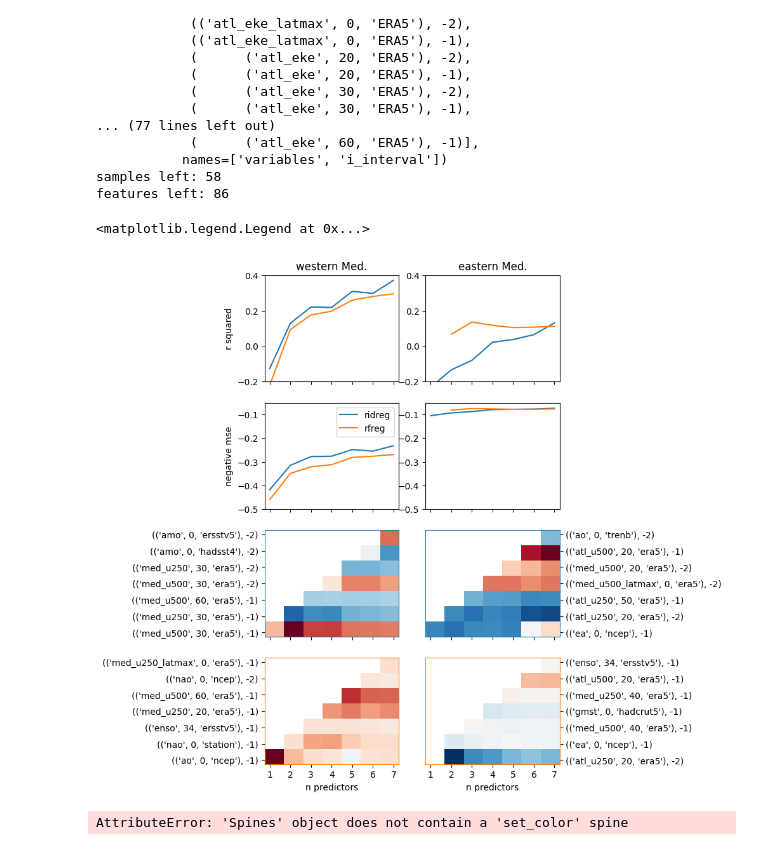
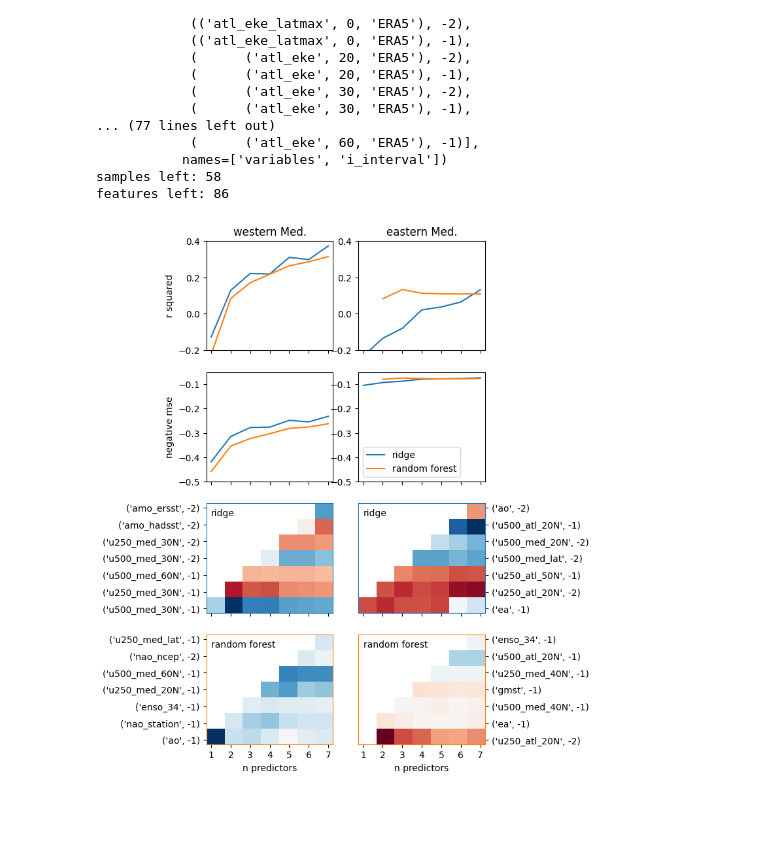
Before and after one commit to chiemvs/Medley, a Jupyter notebook: notebooks/Poster_plots.ipynb, the cells around one changed output. Drawn from its saved outputs; the diff is of its cells as text; code cells hidden in the pictures; blank space fills up the shorter version.

```diff
--- a/notebooks/Poster_plots.ipynb
+++ b/notebooks/Poster_plots.ipynb
@@ -61,18 +84,27 @@ directionality = pd.Series(['blue','blue','blue','blue', #enso 12, 3,34,4
+# %%
+preds = preds.drop(drop, axis = 1)
 # %%
 valid = ~preds.isnull()
 for i, col in enumerate(valid.columns):
-    valid.loc[:,col] = np.where(valid.loc[:,col], i, np.nan)
+    valid.loc[:,col] = np.where(valid.loc[:,col], -i, np.nan)
 # %%
-fig, ax = plt.subplots(figsize = (4,7))
+fig, ax = plt.subplots(figsize = (4,8))
 for col in valid.columns:
-    if 'station' in col:
-        sty = 'dashed'
-    else:
-        sty = 'solid'
+    #if 'station' in col:
+    #    sty = 'dashed'
+    #else:
+    sty = 'solid'
     ax.plot(valid.index, valid.loc[:,col], ls = sty, color = directionality.loc[col])
 #valid.plot(color = 'grey', ax = ax, legend = False)
-ax.set_ylim(-1,len(valid.columns))
-ax.set_yticks(np.arange(0,len(valid.columns)))
-ax.set_yticklabels(valid.columns.droplevel(-1).to_flat_index())
+ax.yaxis.set_label_position("right")
+ax.yaxis.tick_right()
+ax.set_ylim(-len(valid.columns),1)
+ax.set_yticks(np.arange(0,-len(valid.columns),-1))
+ax.set_yticklabels(aliases[valid.columns].values)
+items = [None,None,None]
+for i, color in enumerate(['blue','grey','red']):
+    items[i] = plt.scatter([],[], color = color, marker = '_')
+ax.legend(items, ['wettening','unkown','drying'], title = 'expected effect on SPI\nwhen value increases')
+plt.savefig('/scistor/ivm/jsn295/Medi/result_figs/poster/data_extent.pdf')
 plt.show()
 # %% [output]
@@ -139,4 +172,5 @@ Picture for France and Corsica changes quite a bit if dryest trends are placed o
 # %%
 # potential anomalization has no effect on rank correlation, because conducted per month.
 preds = get_monthly_data()
+preds = preds.drop(drop, axis = 1)
 # %%
@@ -240,42 +277,40 @@ dropping predictors: MultiIndex([(         ('amoc', 0, 'rapid'), -2),
 samples left: 58
 features left: 86
 # %%
-fig, axes = plt.subplots(4,2, squeeze = False, figsize = (6,10), sharex = True, sharey = False)
+fig, axes = plt.subplots(4,2, squeeze = False, figsize = (5.5,10), sharex = True, sharey = False)
 for j, regionname in enumerate(exps.keys()):
     r2, nmse, attributions, estimators = collection[regionname]
     for i, expid in enumerate(attributions.keys()):
-        axes[0,j].plot(r2[expid].index,r2[expid].values, label = estimators[expid])
-        axes[1,j].plot(nmse[expid].index,nmse[expid].values, label = estimators[expid])
+        axes[0,j].plot(r2[expid].index,r2[expid].values)
+        axes[1,j].plot(nmse[expid].index,nmse[expid].values, label = 'ridge' if estimators[expid].startswith('rid') else 'random forest')
         data = attributions[expid].reindex(columns = npredictors)
         first_selected = data.count(axis = 1).sort_values(ascending = False)
         data = data.loc[first_selected.index,:]
         vmax = max(data.max(axis = None), abs(data.min(axis = None)))
         #axes[2+i,j].set_facecolor()
-        axes[2+i,j].imshow(data, cmap = 'RdBu_r', aspect = 'auto', vmin = -vmax, vmax = vmax,
+        axes[2+i,j].imshow(data, cmap = 'RdBu', aspect = 'auto', vmin = -vmax, vmax = vmax,
                          extent = (0.75,max_npredictors+.25,0.75,max_npredictors+.25), origin = 'lower')
 
         for location in ['bottom','top','right','left']:
             axes[2+i,j].spines[location].set_color(list(mcolors.TABLEAU_COLORS.keys())[i])
 
         if j == 1:
             axes[2+i,j].yaxis.set_label_position("right")
             axes[2+i,j].yaxis.tick_right()
         axes[2+i,j].set_yticks(npredictors.values)
-        axes[2+i,j].set_yticklabels(data.index.to_flat_index())
+        aliasindex = pd.MultiIndex.from_arrays([aliases[data.index.get_level_values(0)].values, data.index.get_level_values(1)])
+        axes[2+i,j].set_yticklabels(aliasindex.to_flat_index())
+        axes[2+i,j].text(1, max_npredictors - 0.5,'ridge' if estimators[expid].startswith('rid') else 'random forest',)
 
     axes[-1,j].set_xticks(npredictors)
     axes[-1,j].set_xlabel('n predictors')
     axes[0,j].set_title(f'{regionname}ern Med.')
     axes[0,j].set_ylim(-0.2,0.4)
     axes[1,j].set_ylim(-0.5,-0.05)
 axes[0,0].set_ylabel('r squared')
 axes[1,0].set_ylabel('negative mse')
-axes[1,0].legend()
-#axes[0,1].legend()
+axes[1,1].legend()
+plt.savefig('/scistor/ivm/jsn295/Medi/result_figs/poster/predictor_selection.pdf')
+plt.show()
 # %% [output]
-<matplotlib.legend.Legend at 0x...>
-[figure, old version]
+[figure, new version]
-# %%
-axes[0,0].spines.set_color
-# %% [output]
-AttributeError: 'Spines' object does not contain a 'set_color' spine
```
Also changed, not shown: parts of 12 cells of this notebook, 2 other files.
